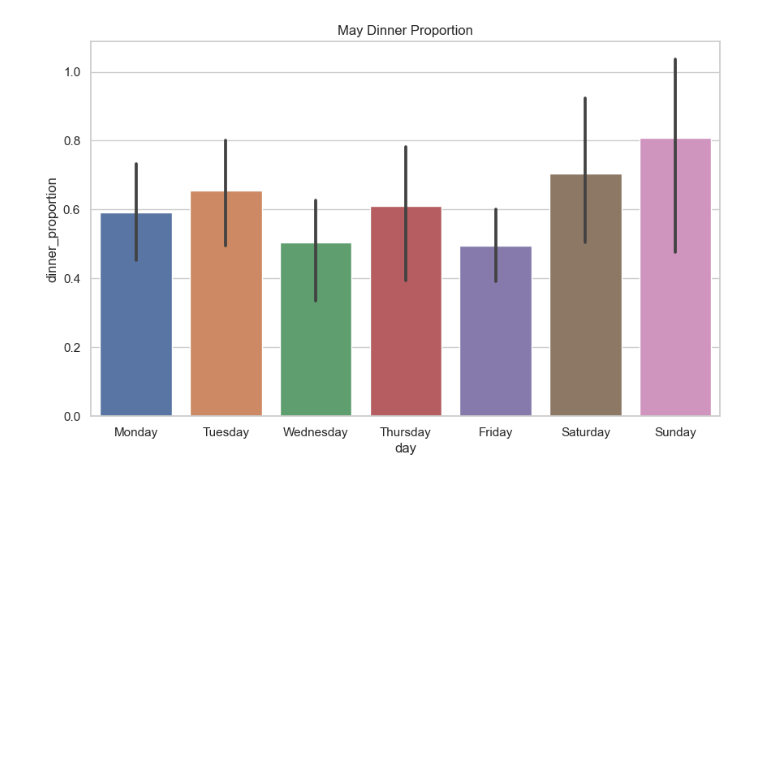
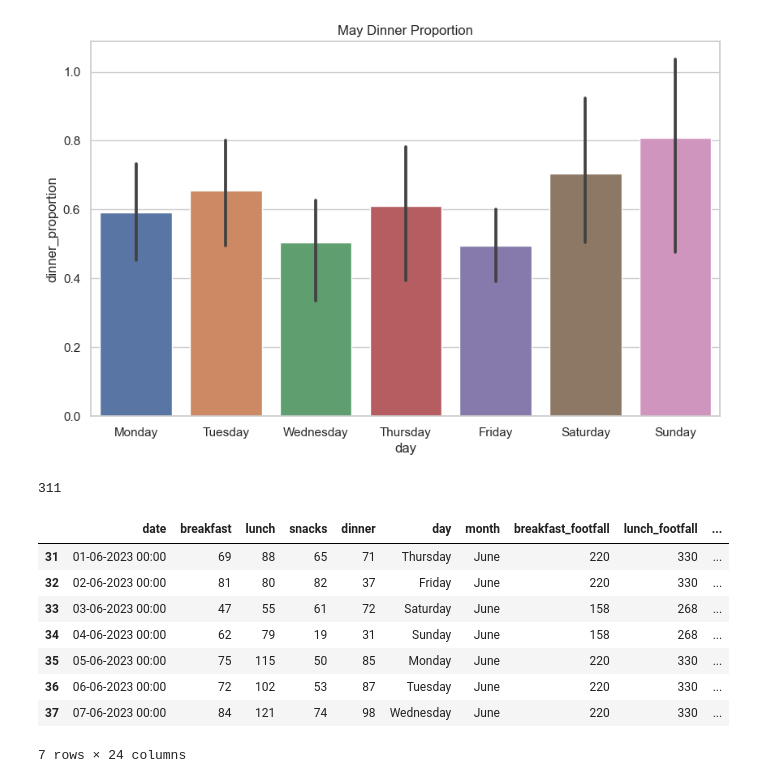
Before and after one commit to tenseisoham/MLPR, a Jupyter notebook: eda/eda.ipynb, the cells around one changed output. Drawn from its saved outputs; the diff is of its cells as text; code cells hidden in the pictures; blank space fills up the shorter version.

```diff
--- a/eda/eda.ipynb
+++ b/eda/eda.ipynb
@@ -426,3 +426,20 @@ def update_month(month, breakfast_max, lunch_max, snacks_max, dinner_max, featur
     month.loc[month['day'].isin(weekend_days), 'weekend'] = 1
 
     return month
+# %%
+june.dinner.max()
+# %% [output]
+311
+# %%
+june = update_month(june, 220, 330, 220, 220, features)
+june.head(7)
+# %% [output]
+|  | date | breakfast | lunch | snacks | dinner | day | month | breakfast_footfall | lunch_footfall | ... |
+| 31 | 01-06-2023 00:00 | 69 | 88 | 65 | 71 | Thursday | June | 220 | 330 | ... |
+| 32 | 02-06-2023 00:00 | 81 | 80 | 82 | 37 | Friday | June | 220 | 330 | ... |
+| 33 | 03-06-2023 00:00 | 47 | 55 | 61 | 72 | Saturday | June | 158 | 268 | ... |
+| 34 | 04-06-2023 00:00 | 62 | 79 | 19 | 31 | Sunday | June | 158 | 268 | ... |
+| 35 | 05-06-2023 00:00 | 75 | 115 | 50 | 85 | Monday | June | 220 | 330 | ... |
+| 36 | 06-06-2023 00:00 | 72 | 102 | 53 | 87 | Tuesday | June | 220 | 330 | ... |
+| 37 | 07-06-2023 00:00 | 84 | 121 | 74 | 98 | Wednesday | June | 220 | 330 | ... |
+7 rows × 24 columns
```
Also changed, not shown: parts of 1 cell of this notebook.
